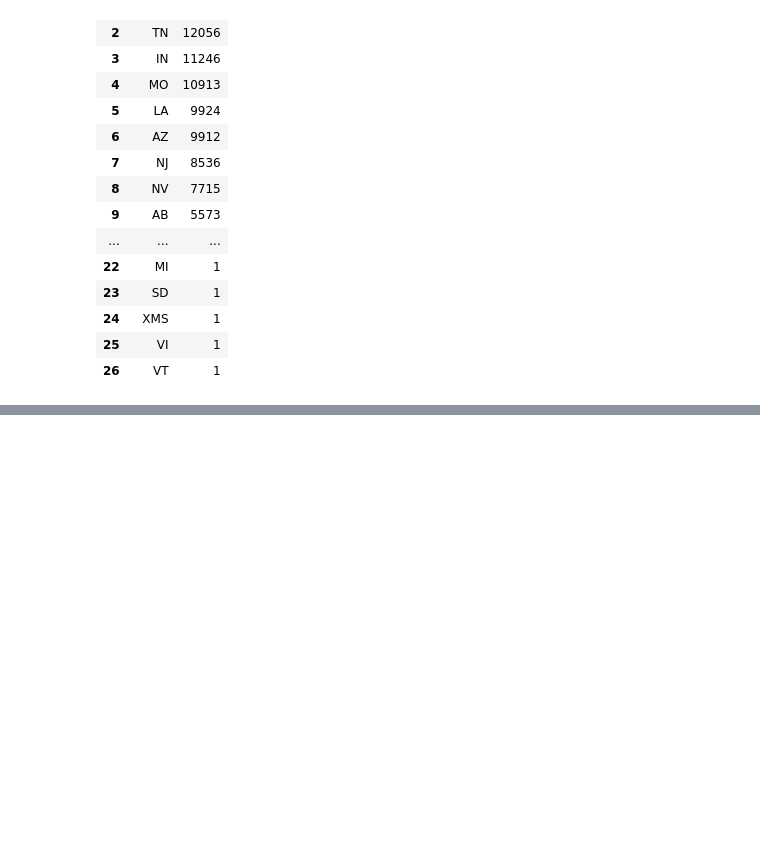
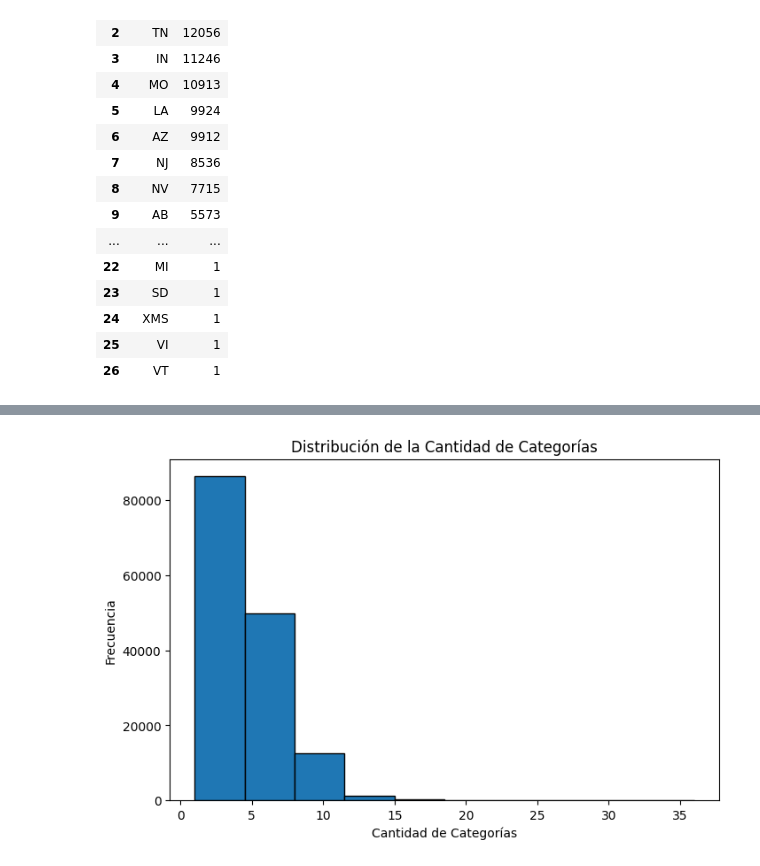
Before and after one commit to LauchaLogico/Proyecto_Final, a Jupyter notebook: eda_users.ipynb, the cells around one changed output, grey strips where cells are left out. Cells and saved outputs as stored; diff of their text form; code cells hidden in the pictures; blank space fills up the shorter version.

```diff
--- a/eda_users.ipynb
+++ b/eda_users.ipynb
@@ -610,0 +666,9 @@ df_business1
+# %%
+plt.figure(figsize=(8,5))
+plt.hist(df_business1['count'], bins=10, edgecolor='black')  # Reducimos el número de bins
+plt.xlabel('Cantidad de Categorías')
+plt.ylabel('Frecuencia')
+plt.title('Distribución de la Cantidad de Categorías')
+plt.show()
+# %% [output]
+[figure, added]
```
Also changed, not shown: parts of 18 cells of this notebook, 5 other files.
